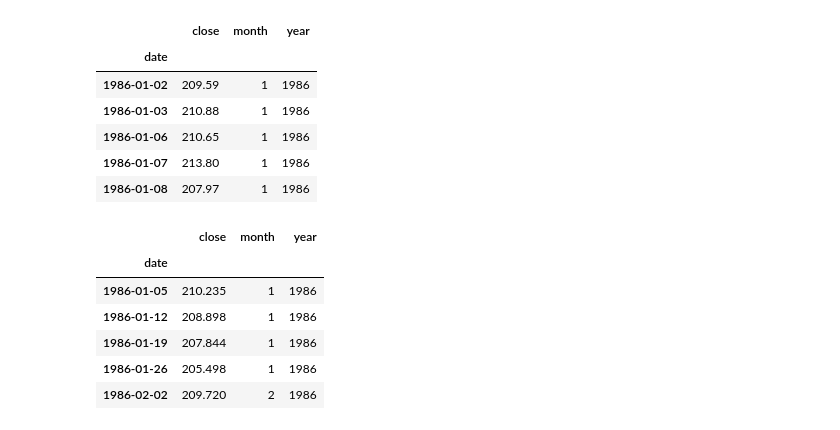
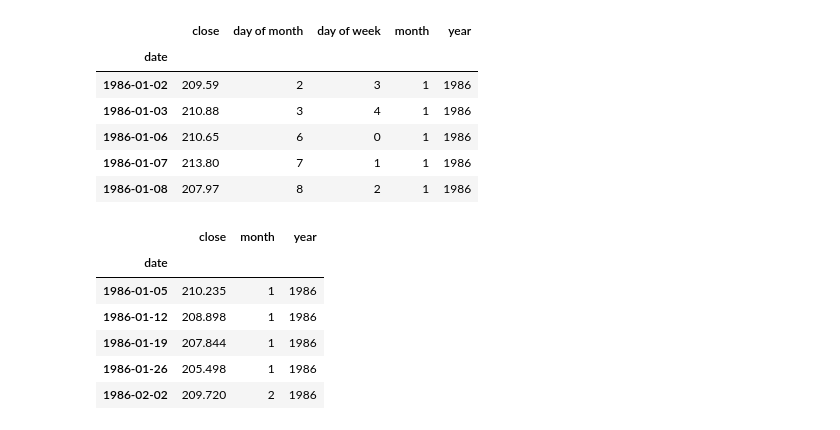
Before and after one commit to marcosvilela/modelagem-analitica-20.3, a Jupyter notebook: source/Daniel/Daniel_AnaliseExploratoria.ipynb, the cells around one changed output. Saved outputs shown, nothing was run; the diff lists cells and outputs as text; code cells hidden in the pictures.

```diff
--- a/source/Daniel/Daniel_AnaliseExploratoria.ipynb
+++ b/source/Daniel/Daniel_AnaliseExploratoria.ipynb
@@ -61,18 +63,20 @@ def tsplot(y, lags=None, figsize=(12, 7), syle='bmh'):
 # %%
 df_train = df
 df_train["date"] = pd.to_datetime(df_train["date"])
+df_train['day of month'] = pd.DatetimeIndex(df_train["date"]).day
+df_train['day of week'] = pd.DatetimeIndex(df_train["date"]).dayofweek
 df_train['month'] = pd.DatetimeIndex(df_train["date"]).month
 df_train['year'] = pd.DatetimeIndex(df_train["date"]).year
 df_train = df_train.set_index('date')
 df_train.head()
 # %% [output]
-|  | close | month | year |
-| date |  |  |  |
-| 1986-01-02 | 209.59 | 1 | 1986 |
-| 1986-01-03 | 210.88 | 1 | 1986 |
-| 1986-01-06 | 210.65 | 1 | 1986 |
-| 1986-01-07 | 213.80 | 1 | 1986 |
-| 1986-01-08 | 207.97 | 1 | 1986 |
+|  | close | day of month | day of week | month | year |
+| date |  |  |  |  |  |
+| 1986-01-02 | 209.59 | 2 | 3 | 1 | 1986 |
+| 1986-01-03 | 210.88 | 3 | 4 | 1 | 1986 |
+| 1986-01-06 | 210.65 | 6 | 0 | 1 | 1986 |
+| 1986-01-07 | 213.80 | 7 | 1 | 1 | 1986 |
+| 1986-01-08 | 207.97 | 8 | 2 | 1 | 1986 |
 # %%
 df_train_week = df
 df_train_week["date"] = pd.to_datetime(df_train_week["date"])
```
Also changed, not shown: parts of 10 cells of this notebook.
